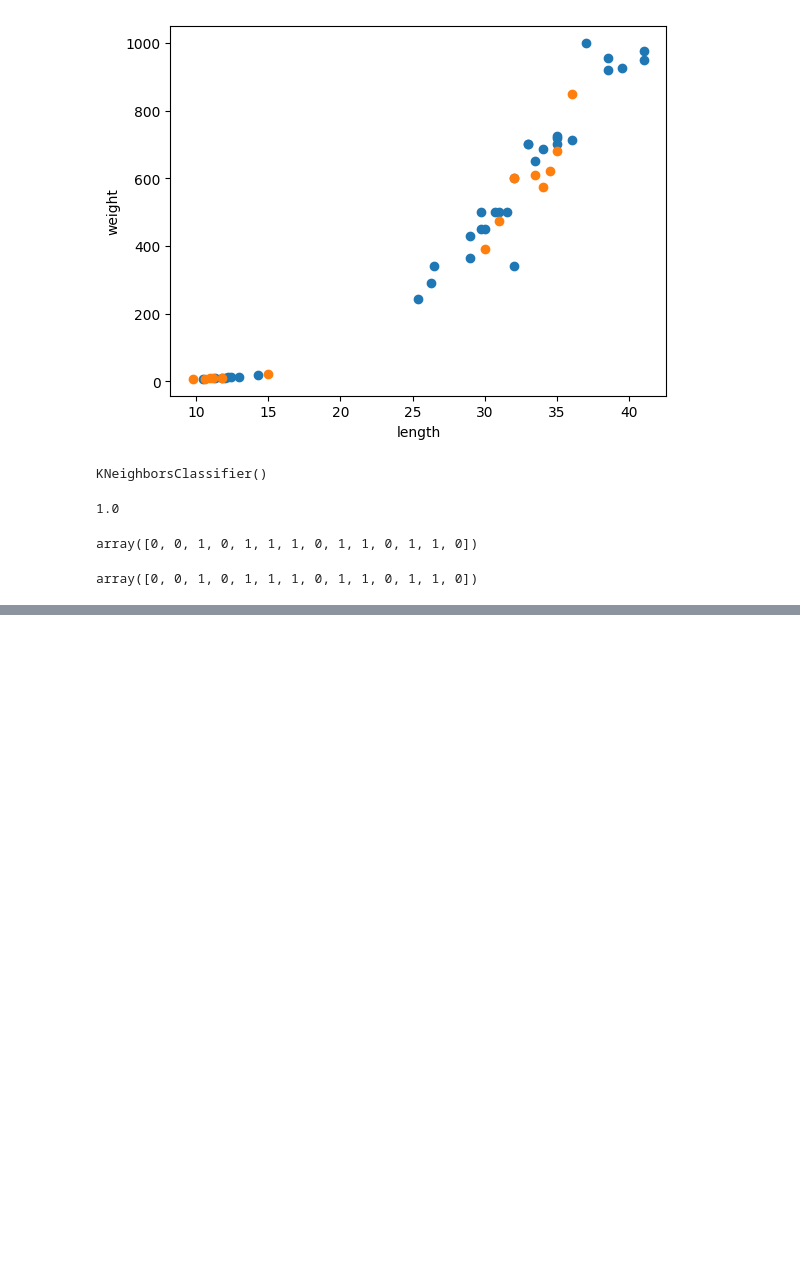
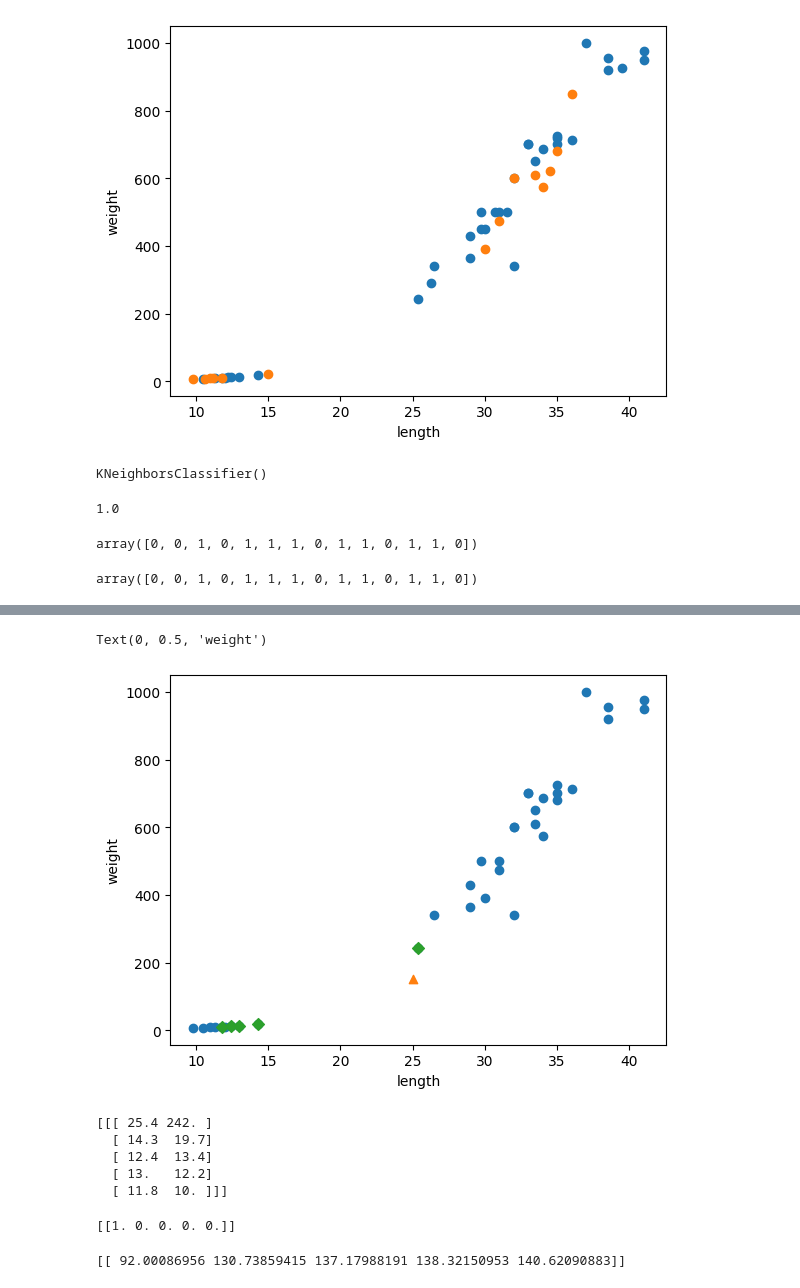
Before and after one commit to Hoon-Code/study_Machine-Deep, a Jupyter notebook: study_md_day2.ipynb, the cells around one changed output, grey strips where cells are left out. Cells and saved outputs as stored; diff of their text form; code cells hidden in the pictures; blank space fills up the shorter version.

```diff
--- a/study_md_day2.ipynb
+++ b/study_md_day2.ipynb
@@ -136,0 +213,26 @@ distances,indexes=kn.kneighbors([[25,150]])
+# %%
+#x 축,y 축 범위가 달라서 결과가 이상해 보임
+plt.scatter(train_input[:,0],train_input[:,1])
+plt.scatter(25,150,marker='^')
+plt.scatter(train_input[indexes,0], train_input[indexes,1],marker='D')
+plt.xlabel('length')
+plt.ylabel('weight')
+# %% [output]
+Text(0, 0.5, 'weight')
+[figure, added]
+# %%
+print(train_input[indexes])
+# %% [output]
+[[[ 25.4 242. ]
+  [ 14.3  19.7]
+  [ 12.4  13.4]
+  [ 13.   12.2]
+  [ 11.8  10. ]]]
+# %%
+print(train_target[indexes])
+# %% [output]
+[[1. 0. 0. 0. 0.]]
+# %%
+print(distances)
+# %% [output]
+[[ 92.00086956 130.73859415 137.17988191 138.32150953 140.62090883]]
```
Also changed, not shown: parts of 31 cells of this notebook.
